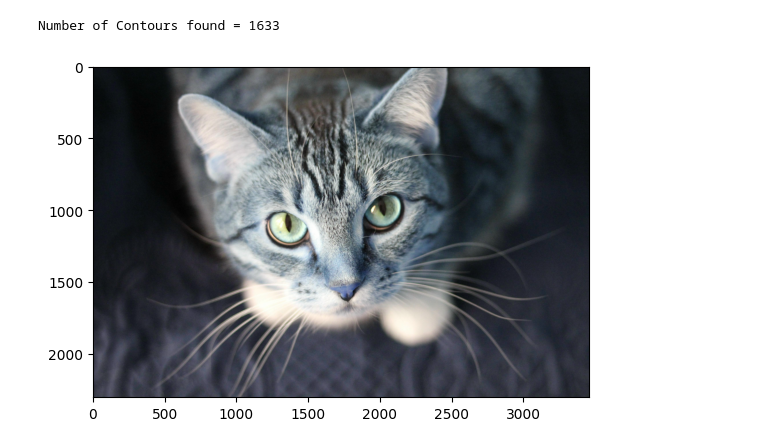
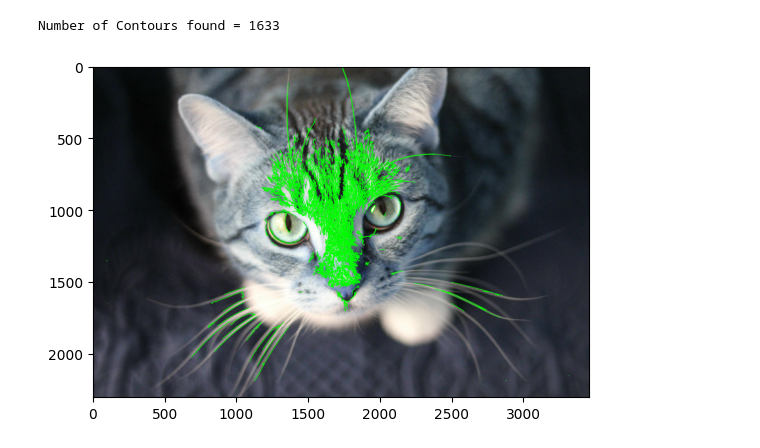
Before and after one commit to sanvikarthik/cg, a Jupyter notebook: cgcg/ip5.ipynb, the cells around one changed output. Drawn from its saved outputs; the diff is of its cells as text; code cells hidden in the pictures.

```diff
--- a/cgcg/ip5.ipynb
+++ b/cgcg/ip5.ipynb
@@ -1,18 +1,18 @@
 # %%
 import cv2
 import numpy as np
 from matplotlib import pyplot as plt
 
 img1=cv2.imread("cat.jpg")
 gray=cv2.cvtColor(img1,cv2.COLOR_BGR2GRAY)
 
 edged=cv2.Canny(gray,30,200)
 
 cont, hierarchy=cv2.findContours(edged,cv2.RETR_EXTERNAL,cv2.CHAIN_APPROX_NONE)
 print('Number of Contours found = ' + str(len(cont)))
-
+cv2.drawContours(img1, cont, -1, (0, 255, 0), 2)
 plt.imshow(img1)
 plt.show()
 # %% [output]
 Number of Contours found = 1633
-[figure, old version]
+[figure, new version]
```
Also changed, not shown: 5 other files.
